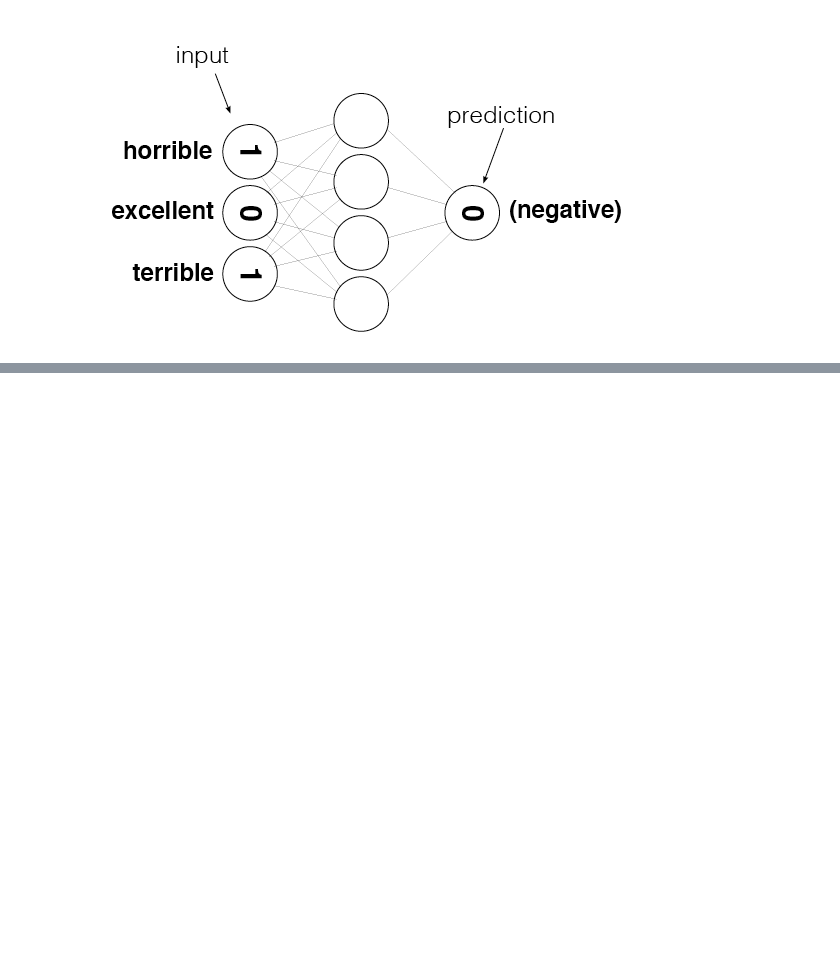
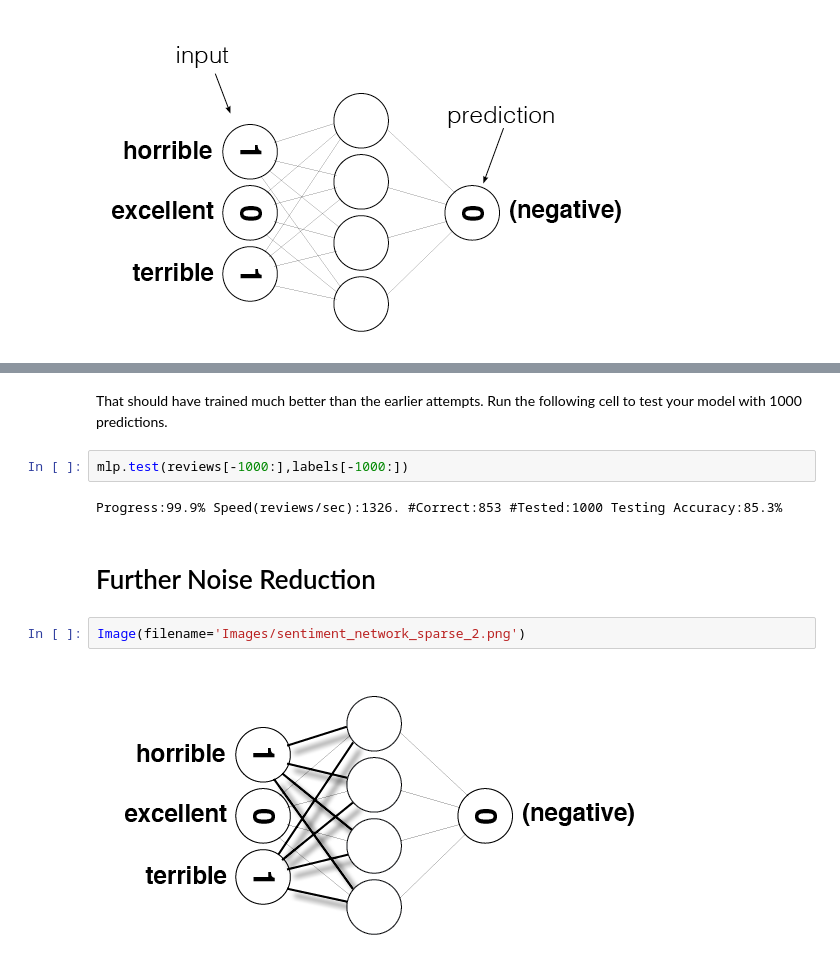
Before and after one commit to RishavMishraRM/Sentiment_Analysis, a Jupyter notebook: Untitled.ipynb, the cells around one changed output, grey strips where cells are left out. Saved outputs shown, nothing was run; the diff lists cells and outputs as text; blank space fills up the shorter version.

```diff
--- a/Untitled.ipynb
+++ b/Untitled.ipynb
@@ -343,0 +1337,12 @@ Image(filename='Images/sentiment_network.png')
+# %% [markdown]
+That should have trained much better than the earlier attempts. Run the following cell to test your model with 1000 predictions.
+# %%
+mlp.test(reviews[-1000:],labels[-1000:])
+# %% [output]
+Progress:99.9% Speed(reviews/sec):1326. #Correct:853 #Tested:1000 Testing Accuracy:85.3%
+# %% [markdown]
+# Further Noise Reduction<a id='lesson_6'></a>
+# %%
+Image(filename='Images/sentiment_network_sparse_2.png')
+# %% [output]
+[figure, added]
```
Also changed, not shown: parts of 87 cells of this notebook.
